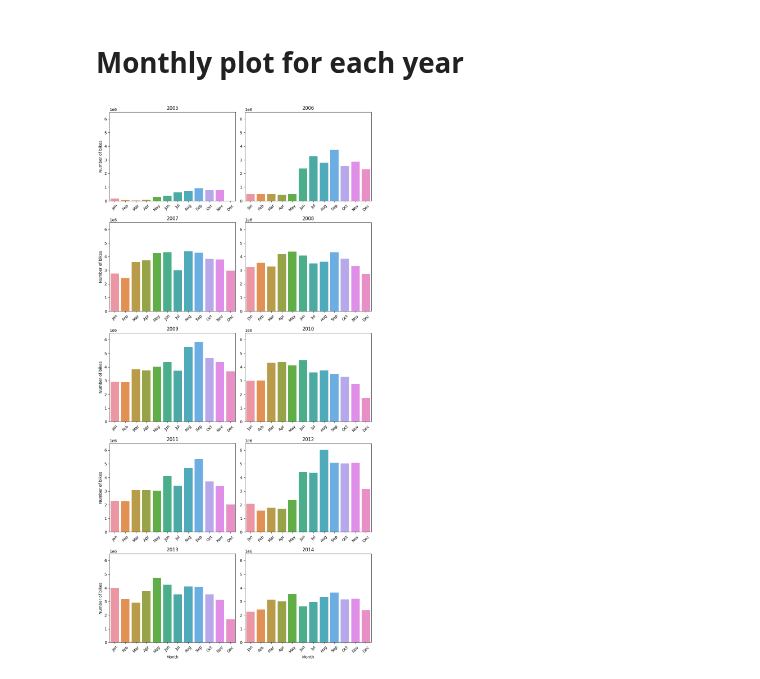
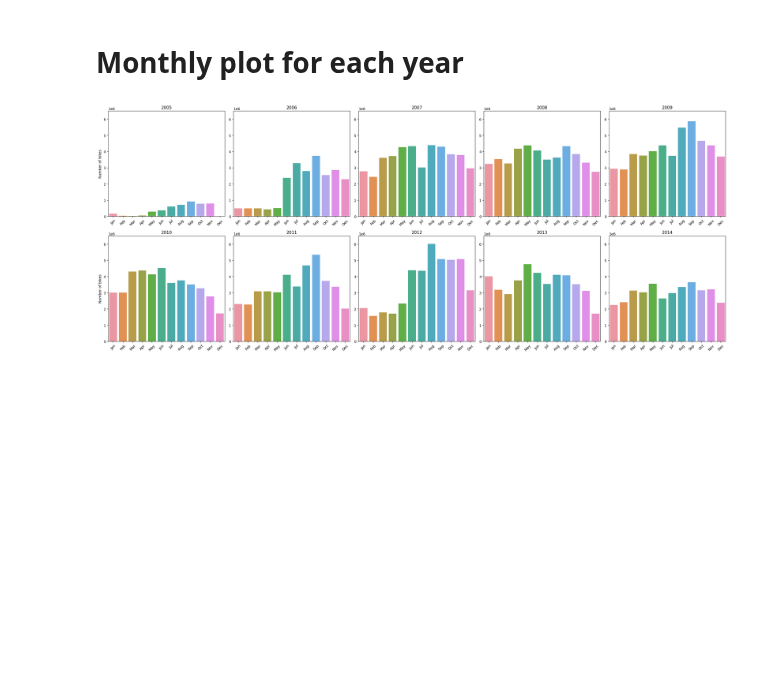
Before and after one commit to jukobo/jukobo.github.io, a Jupyter notebook: Exam_project/B_plots.ipynb, the cells around one changed output. Drawn from its saved outputs; the diff is of its cells as text; code cells hidden in the pictures; blank space fills up the shorter version.

```diff
--- a/Exam_project/B_plots.ipynb
+++ b/Exam_project/B_plots.ipynb
@@ -196,11 +196,11 @@ file_paths = ['..\..\Data\cykeltaellinger-2005.xlsx', '..\..\Data\cykeltaellinge
               '..\..\Data\cykeltaellinger-2011.xlsx', '..\..\Data\cykeltaellinger-2012.xlsx', '..\..\Data\cykeltaellinger-2013.xlsx', '..\..\Data\cykeltaellinger-2014.xlsx']
 
 # Define the number of rows and columns for the subplot
-num_rows = 5
-num_cols = 2
+num_rows = 2
+num_cols = 5
 
 # Create a new figure and axis for the subplot
-fig, axs = plt.subplots(num_rows, num_cols, figsize=(10, 20))
+fig, axs = plt.subplots(num_rows, num_cols, figsize=(25, 10))
 
 for i, file_path in enumerate(file_paths):
     # Extract the year from the file path
@@ -244,13 +244,13 @@ for i, file_path in enumerate(file_paths):
         ax.set_ylabel('Number of bikes')
     else:
         ax.set_ylabel('')  # Set empty string for y-label for other subplots
-    if i // num_cols == 4:
+    if i // num_cols == 1:
         ax.set_xlabel('Hour')
     else:
         ax.set_xlabel('')  # Set empty string for x-label for other subplots
     ax.set_xticks(range(0, 168, 24))  # Set ticks for weekdays
     ax.set_xticklabels(weekdays, rotation=45)  # Set labels for weekdays
-    ax.set_ylim(0, None)  # Set y-axis limit to start from 0
+    ax.set_ylim(0, 650)  # Set y-axis limit to start from 0
     ax.grid(False)
 
 # Adjust layout to prevent overlap of subplots
@@ -274,11 +274,11 @@ file_paths = ['..\..\Data\cykeltaellinger-2005.xlsx', '..\..\Data\cykeltaellinge
               '..\..\Data\cykeltaellinger-2011.xlsx', '..\..\Data\cykeltaellinger-2012.xlsx', '..\..\Data\cykeltaellinger-2013.xlsx', '..\..\Data\cykeltaellinger-2014.xlsx']
 
 # Define the number of rows and columns for the subplot
-num_rows = 5
-num_cols = 2
+num_rows = 2
+num_cols = 5
 
 # Create a new figure and axis for the subplot
-fig, axs = plt.subplots(num_rows, num_cols, figsize=(10, 20))
+fig, axs = plt.subplots(num_rows, num_cols, figsize=(25, 10))
 
 for i, file_path in enumerate(file_paths):
     # Extract the year from the file path
@@ -296,32 +296,32 @@ for i, file_path in enumerate(file_paths):
 
     # Aggregate the data based on the month and sum the values
     monthly_data = data.groupby('Month').sum()
 
     # Ensure December has data, if not, append a row with zeros
     if 12 not in monthly_data.index:
         monthly_data.loc[12] = 0
 
     # Plot the data on the corresponding subplot
     ax = axs[i // num_cols, i % num_cols]
     sns.barplot(data=monthly_data, x=monthly_data.index, y='Total_Value', ax=ax, ci=None)
     ax.set_title(year)
     if i % num_cols == 0:  # Check if the subplot is in the first column
         ax.set_ylabel('Number of bikes')
     else:
         ax.set_ylabel('')  # Set empty string for y-label for other subplots
-    if i // num_cols == 4:
+    if i // num_cols == 2:
         ax.set_xlabel('Month')
     else:
         ax.set_xlabel('')  # Set empty string for x-label for other subplots
     ax.set_xticks(range(0, 12))  # Set tick locations for all months
     ax.set_xticklabels(['Jan', 'Feb', 'Mar', 'Apr', 'May', 'Jun', 'Jul', 'Aug', 'Sep', 'Oct', 'Nov', 'Dec'], rotation=45)  # Set labels for months with rotation
     ax.set_ylim(0, 6.5e6)  # Set y-axis limit from 0 to 6 million
     ax.grid(False)  # Remove grid lines
 
 # Adjust layout to prevent overlap of subplots
 plt.tight_layout()
 
 # Show the plot
 plt.show()
 # %% [output]
-[figure, old version]
+[figure, new version]
```
Also changed, not shown: parts of 1 cell of this notebook.
